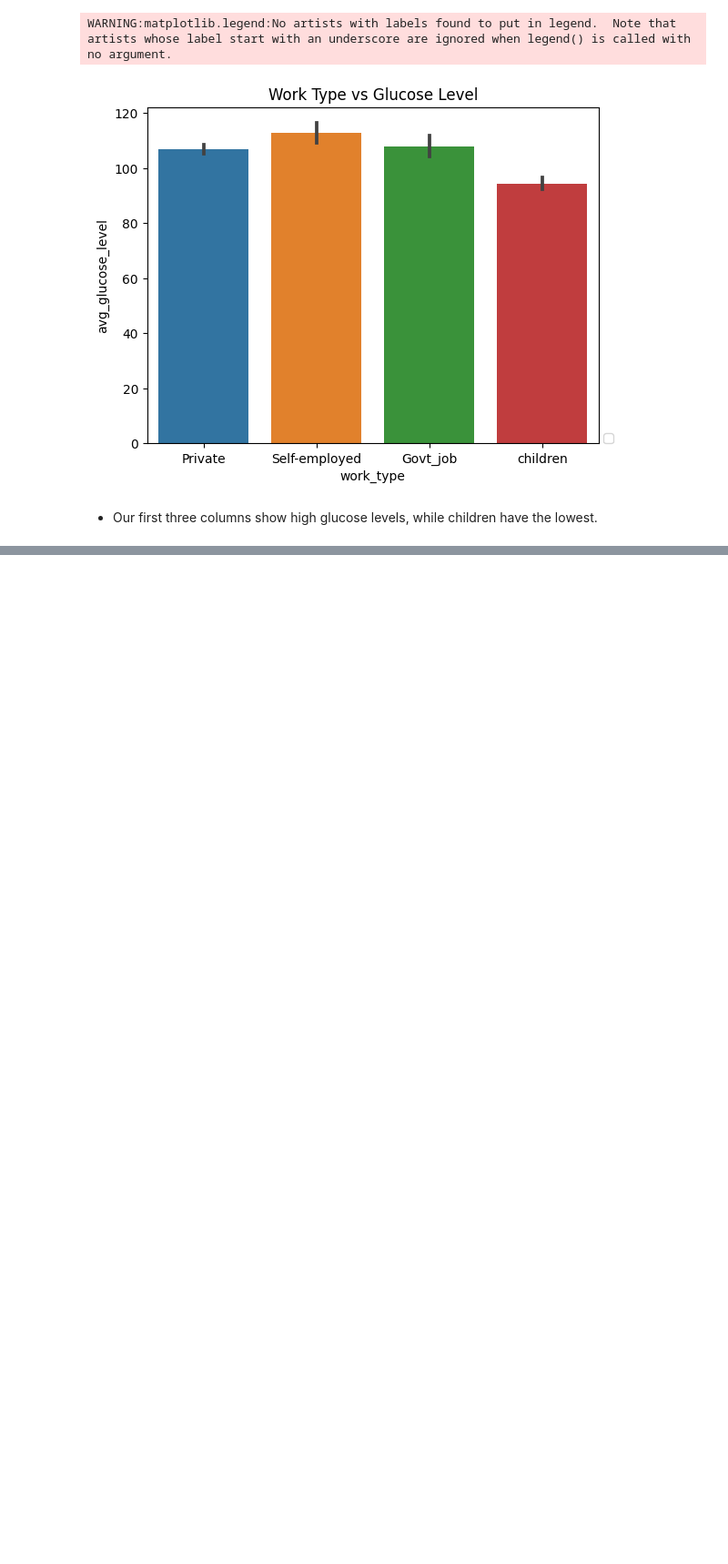
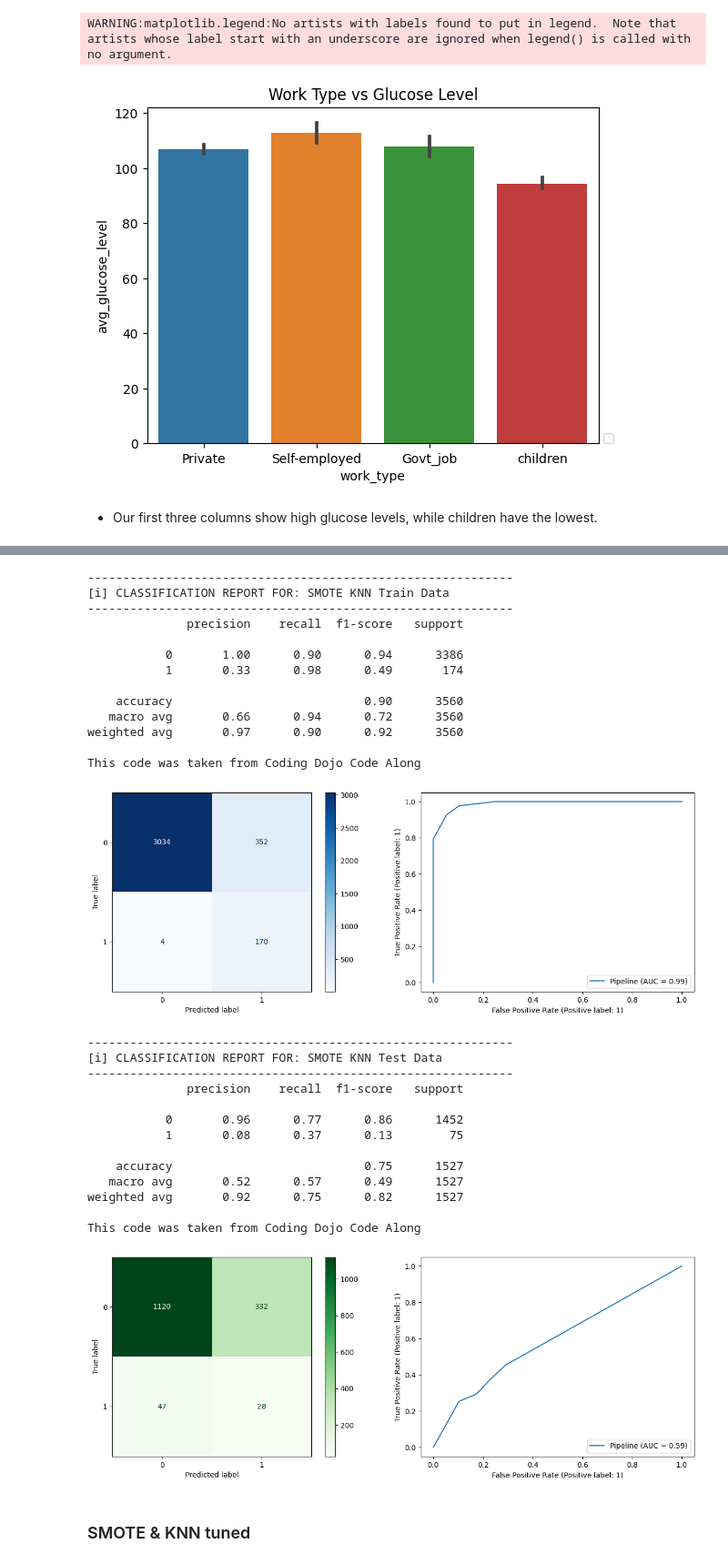
Before and after one commit to tjbingamon/Stroke-Prediction-Dataset, a Jupyter notebook: Stroke_Prediction.ipynb, the cells around one changed output, grey strips where cells are left out. Shown at 91% size. Drawn from its saved outputs; the diff is of its cells as text; code cells hidden in the pictures; blank space fills up the shorter version.

```diff
--- a/Stroke_Prediction.ipynb
+++ b/Stroke_Prediction.ipynb
@@ -400,0 +668,6 @@ WARNING:matplotlib.legend:No artists with labels found to put in legend.  Note t
+# %%
+smote = SMOTE()
+knn_smote = KNeighborsClassifier()
+knn_smote_pipe = make_sampler_pipeline(preprocessor, smote, knn_smote)
+#Fit and evaluate the model pipeline
+knn_smote_pipe.fit(X_train, y_train)
@@ -400,0 +685,40 @@ WARNING:matplotlib.legend:No artists with labels found to put in legend.  Note t
+# %%
+# Probability Report
+probability_report_matrix(knn_smote_pipe, X_train, y_train, label='SMOTE KNN Train Data',
+                             figsize=(15,5), normalize= None,
+                             cmap='Blues', thresh=.5)
+
+probability_report_matrix(knn_smote_pipe, X_test, y_test, label='SMOTE KNN Test Data',
+                             figsize=(15,5), normalize= None,
+                             cmap='Greens', thresh=.3)
+# %% [output]
+------------------------------------------------------------
+[i] CLASSIFICATION REPORT FOR: SMOTE KNN Train Data
+------------------------------------------------------------
+              precision    recall  f1-score   support
+
+           0       1.00      0.90      0.94      3386
+           1       0.33      0.98      0.49       174
+
+    accuracy                           0.90      3560
+   macro avg       0.66      0.94      0.72      3560
+weighted avg       0.97      0.90      0.92      3560
+
+This code was taken from Coding Dojo Code Along
+[figure, added]
+------------------------------------------------------------
+[i] CLASSIFICATION REPORT FOR: SMOTE KNN Test Data
+------------------------------------------------------------
+              precision    recall  f1-score   support
+
+           0       0.96      0.77      0.86      1452
+           1       0.08      0.37      0.13        75
+
+    accuracy                           0.75      1527
+   macro avg       0.52      0.57      0.49      1527
+weighted avg       0.92      0.75      0.82      1527
+
+This code was taken from Coding Dojo Code Along
+[figure, added]
+# %% [markdown]
+### SMOTE & KNN tuned
```
Also changed, not shown: parts of 102 cells of this notebook.
